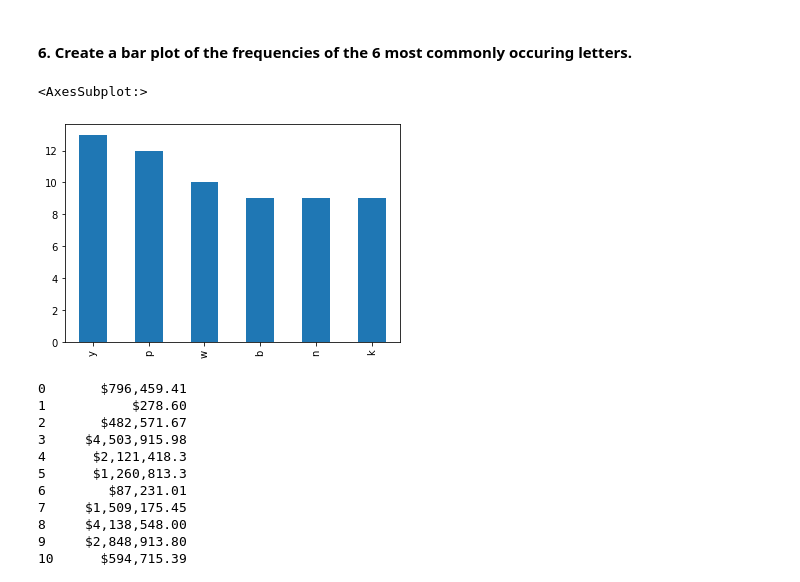
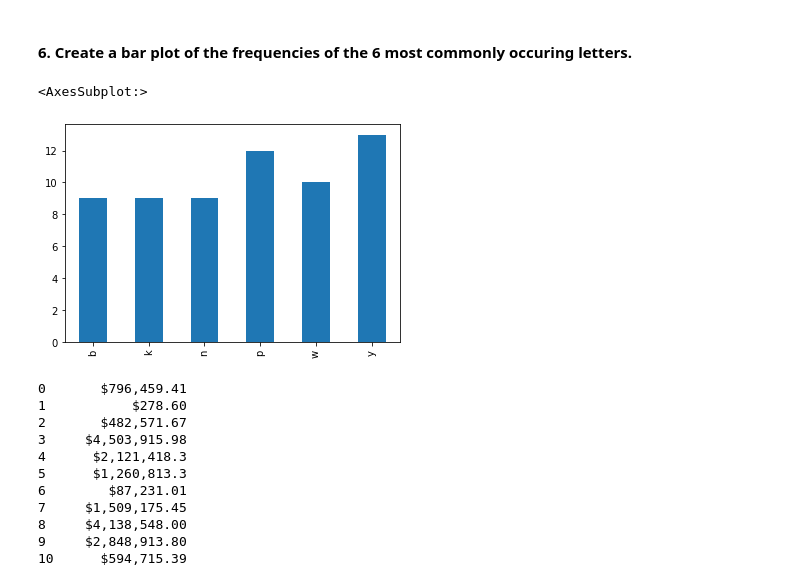
Before and after one commit to morgancross2/numpy-pandas-visualization-exercises, a Jupyter notebook: pandas_series.ipynb, the cells around one changed output. Drawn from its saved outputs; the diff is of its cells as text; code cells hidden in the pictures.

```diff
--- a/pandas_series.ipynb
+++ b/pandas_series.ipynb
@@ -293,10 +301,10 @@ upcase_letters = letters.str.upper()
 # %% [markdown]
 #### 6. Create a bar plot of the frequencies of the 6 most commonly occuring letters.
 # %%
-letters.value_counts()[:6].plot.bar()
+letters.value_counts()[:6].sort_index().plot.bar()
 # %% [output]
 <AxesSubplot:>
-[figure, old version]
+[figure, new version]
 # %%
 numbers = pd.Series(['$796,459.41', '$278.60', '$482,571.67', '$4,503,915.98', '$2,121,418.3', '$1,260,813.3', '$87,231.01', '$1,509,175.45', '$4,138,548.00', '$2,848,913.80', '$594,715.39', '$4,789,988.17', '$4,513,644.5', '$3,191,059.97', '$1,758,712.24', '$4,338,283.54', '$4,738,303.38', '$2,791,759.67', '$769,681.94', '$452,650.23']
 )
```
Also changed, not shown: parts of 22 cells of this notebook.
